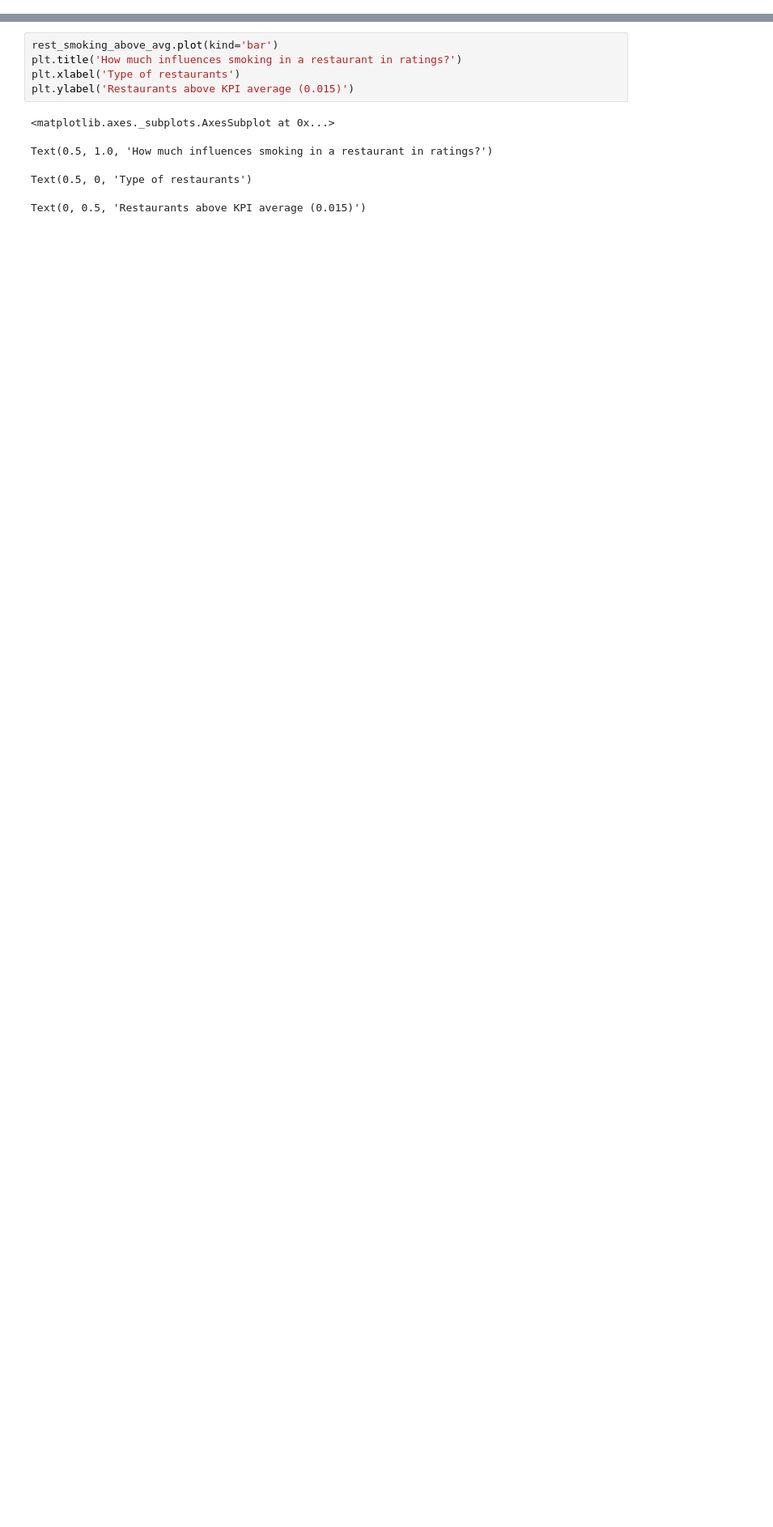
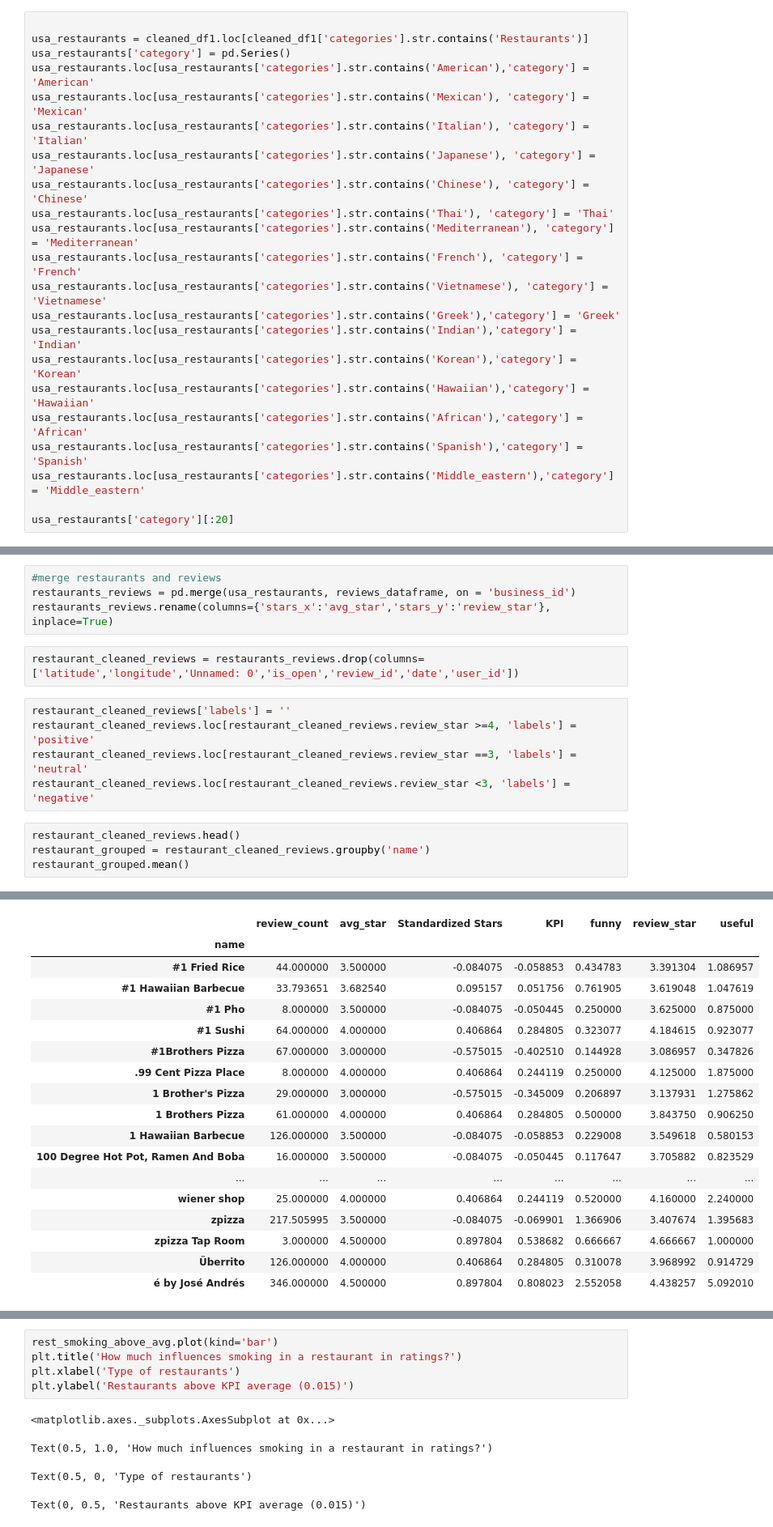
Before and after one commit to Joseamica/Project-1, a Jupyter notebook: Data/KPI_predictor.ipynb, the cells around one changed output, grey strips where cells are left out. Shown at 81% size. Drawn from its saved outputs; the diff is of its cells as text; blank space fills up the shorter version.

```diff
--- a/Data/KPI_predictor.ipynb
+++ b/Data/KPI_predictor.ipynb
@@ -67,0 +91,22 @@ Index([                           0,           'AcceptsInsurance',
+# %%
+
+usa_restaurants = cleaned_df1.loc[cleaned_df1['categories'].str.contains('Restaurants')]
+usa_restaurants['category'] = pd.Series()
+usa_restaurants.loc[usa_restaurants['categories'].str.contains('American'),'category'] = 'American'
+usa_restaurants.loc[usa_restaurants['categories'].str.contains('Mexican'), 'category'] = 'Mexican'
+usa_restaurants.loc[usa_restaurants['categories'].str.contains('Italian'), 'category'] = 'Italian'
+usa_restaurants.loc[usa_restaurants['categories'].str.contains('Japanese'), 'category'] = 'Japanese'
+usa_restaurants.loc[usa_restaurants['categories'].str.contains('Chinese'), 'category'] = 'Chinese'
+usa_restaurants.loc[usa_restaurants['categories'].str.contains('Thai'), 'category'] = 'Thai'
+usa_restaurants.loc[usa_restaurants['categories'].str.contains('Mediterranean'), 'category'] = 'Mediterranean'
+usa_restaurants.loc[usa_restaurants['categories'].str.contains('French'), 'category'] = 'French'
+usa_restaurants.loc[usa_restaurants['categories'].str.contains('Vietnamese'), 'category'] = 'Vietnamese'
+usa_restaurants.loc[usa_restaurants['categories'].str.contains('Greek'),'category'] = 'Greek'
+usa_restaurants.loc[usa_restaurants['categories'].str.contains('Indian'),'category'] = 'Indian'
+usa_restaurants.loc[usa_restaurants['categories'].str.contains('Korean'),'category'] = 'Korean'
+usa_restaurants.loc[usa_restaurants['categories'].str.contains('Hawaiian'),'category'] = 'Hawaiian'
+usa_restaurants.loc[usa_restaurants['categories'].str.contains('African'),'category'] = 'African'
+usa_restaurants.loc[usa_restaurants['categories'].str.contains('Spanish'),'category'] = 'Spanish'
+usa_restaurants.loc[usa_restaurants['categories'].str.contains('Middle_eastern'),'category'] = 'Middle_eastern'
+
+usa_restaurants['category'][:20]
@@ -67,0 +177,16 @@ Index([                           0,           'AcceptsInsurance',
+# %%
+#merge restaurants and reviews
+restaurants_reviews = pd.merge(usa_restaurants, reviews_dataframe, on = 'business_id')
+restaurants_reviews.rename(columns={'stars_x':'avg_star','stars_y':'review_star'}, inplace=True)
+# %%
+restaurant_cleaned_reviews = restaurants_reviews.drop(columns=['latitude','longitude','Unnamed: 0','is_open','review_id','date','user_id'])
+# %%
+restaurant_cleaned_reviews['labels'] = ''
+restaurant_cleaned_reviews.loc[restaurant_cleaned_reviews.review_star >=4, 'labels'] = 'positive'
+restaurant_cleaned_reviews.loc[restaurant_cleaned_reviews.review_star ==3, 'labels'] = 'neutral'
+restaurant_cleaned_reviews.loc[restaurant_cleaned_reviews.review_star <3, 'labels'] = 'negative'
+# %%
+restaurant_cleaned_reviews.head()
+restaurant_grouped = restaurant_cleaned_reviews.groupby('name')
+restaurant_grouped.mean()
+# %% [output]
@@ -67,0 +199,18 @@ Index([                           0,           'AcceptsInsurance',
+|  | review_count | avg_star | Standardized Stars | KPI | funny | review_star | useful |
+| name |  |  |  |  |  |  |  |
+| #1 Fried Rice | 44.000000 | 3.500000 | -0.084075 | -0.058853 | 0.434783 | 3.391304 | 1.086957 |
+| #1 Hawaiian Barbecue | 33.793651 | 3.682540 | 0.095157 | 0.051756 | 0.761905 | 3.619048 | 1.047619 |
+| #1 Pho | 8.000000 | 3.500000 | -0.084075 | -0.050445 | 0.250000 | 3.625000 | 0.875000 |
+| #1 Sushi | 64.000000 | 4.000000 | 0.406864 | 0.284805 | 0.323077 | 4.184615 | 0.923077 |
+| #1Brothers Pizza | 67.000000 | 3.000000 | -0.575015 | -0.402510 | 0.144928 | 3.086957 | 0.347826 |
+| .99 Cent Pizza Place | 8.000000 | 4.000000 | 0.406864 | 0.244119 | 0.250000 | 4.125000 | 1.875000 |
+| 1 Brother's Pizza | 29.000000 | 3.000000 | -0.575015 | -0.345009 | 0.206897 | 3.137931 | 1.275862 |
+| 1 Brothers Pizza | 61.000000 | 4.000000 | 0.406864 | 0.284805 | 0.500000 | 3.843750 | 0.906250 |
+| 1 Hawaiian Barbecue | 126.000000 | 3.500000 | -0.084075 | -0.058853 | 0.229008 | 3.549618 | 0.580153 |
+| 100 Degree Hot Pot, Ramen And Boba | 16.000000 | 3.500000 | -0.084075 | -0.050445 | 0.117647 | 3.705882 | 0.823529 |
+| ... | ... | ... | ... | ... | ... | ... | ... |
+| wiener shop | 25.000000 | 4.000000 | 0.406864 | 0.244119 | 0.520000 | 4.160000 | 2.240000 |
+| zpizza | 217.505995 | 3.500000 | -0.084075 | -0.069901 | 1.366906 | 3.407674 | 1.395683 |
+| zpizza Tap Room | 3.000000 | 4.500000 | 0.897804 | 0.538682 | 0.666667 | 4.666667 | 1.000000 |
+| Überrito | 126.000000 | 4.000000 | 0.406864 | 0.284805 | 0.310078 | 3.968992 | 0.914729 |
+| é by José Andrés | 346.000000 | 4.500000 | 0.897804 | 0.808023 | 2.552058 | 4.438257 | 5.092010 |
```
Also changed, not shown: parts of 28 cells of this notebook, 3 other files.
